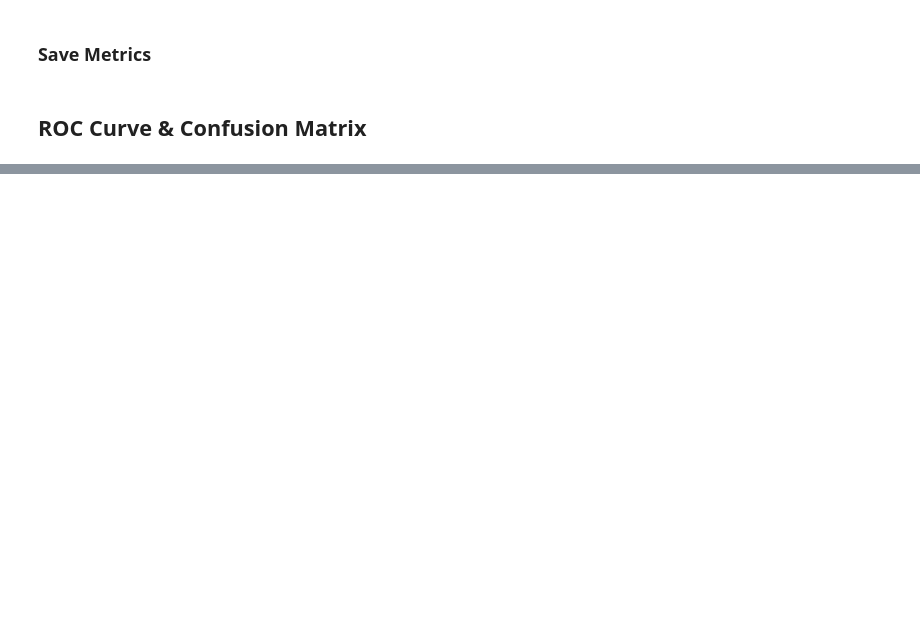
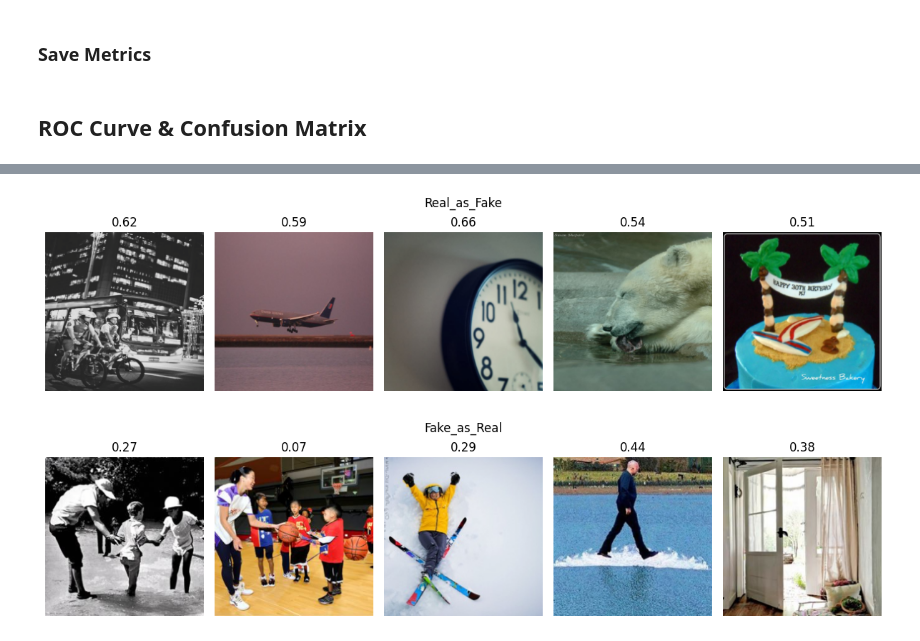
Before and after one commit to markangeloracca/AIgen_Image_Detection_Via_DL, a Jupyter notebook: VarianceBasedClassifier/variance_based_classifier.ipynb, the cells around one changed output, grey strips where cells are left out. Cells and saved outputs as stored; diff of their text form; code cells hidden in the pictures; blank space fills up the shorter version.

```diff
--- a/VarianceBasedClassifier/variance_based_classifier.ipynb
+++ b/VarianceBasedClassifier/variance_based_classifier.ipynb
@@ -513,0 +548,9 @@ plt.show()
+# %%
+real_as_fake_idx = np.where((y_true == REAL_LABEL) & (y_pred == 1))[0]
+fake_as_real_idx = np.where((y_true == FAKE_LABEL) & (y_pred == 0))[0]
+
+real_samples = real_as_fake_idx[:5]
+fake_samples = fake_as_real_idx[:5]
+
+real_probs = y_prob[real_samples]
+fake_probs = y_prob[fake_samples]
@@ -514 +614,18 @@ plt.show()
+# %%
+show_and_save_images(
+    real_samples,
+    real_probs,
+    "Real_as_Fake",
+    save_dir="outputs/real_as_fake"
+)
+
+show_and_save_images(
+    fake_samples,
+    fake_probs,
+    "Fake_as_Real",
+    save_dir="outputs/fake_as_real"
+)
+# %% [output]
+[figure, added]
+[figure, added]
 # %% [markdown]
```
Also changed, not shown: parts of 31 cells of this notebook, 27 other files.
